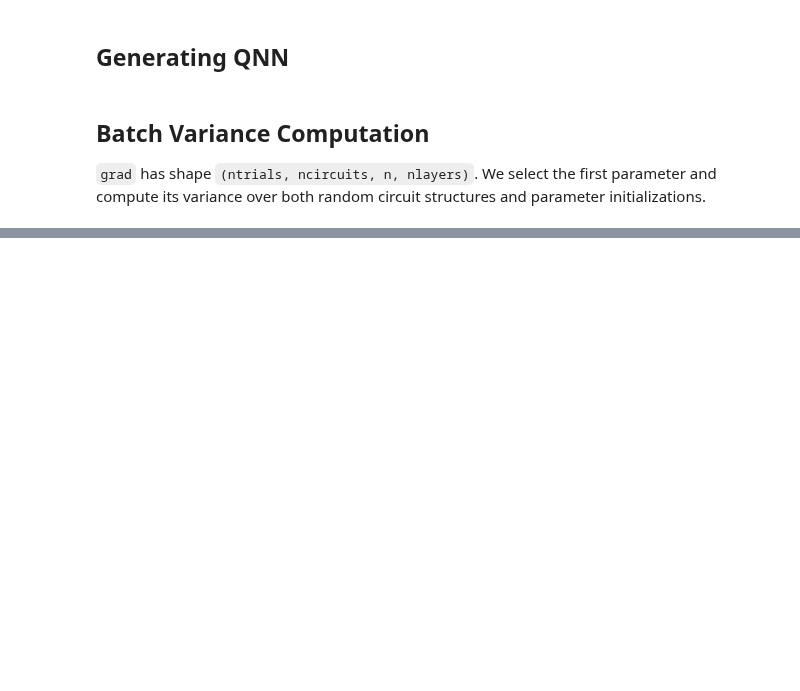
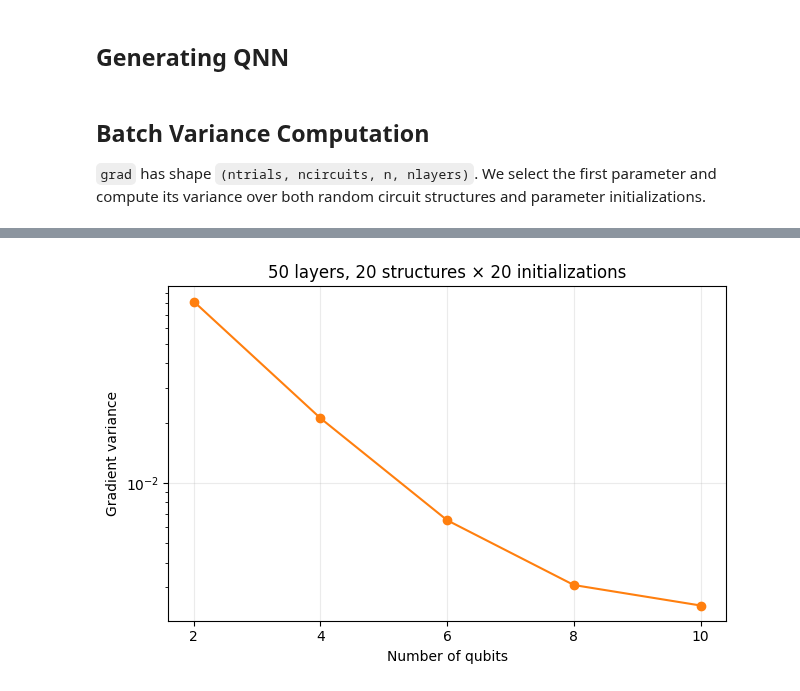
Before and after one commit to tensorcircuit/tensorcircuit-ng, a Jupyter notebook: docs/source/tutorials/barren_plateaus.ipynb, the cells around one changed output, grey strips where cells are left out. Cells and saved outputs as stored; diff of their text form; code cells hidden in the pictures; blank space fills up the shorter version.

Commit message:
Regenerate the gradient variance figure at the original experiment scale

```diff
--- a/docs/source/tutorials/barren_plateaus.ipynb
+++ b/docs/source/tutorials/barren_plateaus.ipynb
@@ -85,0 +89,18 @@ To study how gradient variance scales with qubit count, repeat the calculation f
+# %%
+qubit_counts = [2, 4, 6, 8, 10]
+nlayers = 50
+ntrials = 20
+ncircuits = 20
+gradient_variances = []
+for n in qubit_counts:
+    seed = tc.array_to_tensor(
+        np.random.uniform(0.0, 1.0, size=[ntrials, n, nlayers]), dtype="float32"
+    )
+    params = tc.array_to_tensor(
+        np.random.uniform(0.0, 2 * np.pi, size=[ncircuits, n, nlayers]),
+        dtype="float32",
+    )
+    e, grad = op_expectation_vmap_vvag(params, seed, n, nlayers)
+    variance = float(tf.math.reduce_variance(grad[:, :, 0, 0]))
+    gradient_variances.append(variance)
+    print(f"n={n}: gradient variance={variance:.8g}")
@@ -85,0 +115,10 @@ To study how gradient variance scales with qubit count, repeat the calculation f
+# %%
+fig, ax = plt.subplots(figsize=(6.5, 4.3))
+ax.semilogy(qubit_counts, gradient_variances, "o-", color="tab:orange")
+ax.set(xlabel="Number of qubits", ylabel="Gradient variance", xticks=qubit_counts)
+ax.set_title("50 layers, 20 structures × 20 initializations")
+ax.grid(alpha=0.25)
+fig.tight_layout()
+plt.show()
+# %% [output]
+[figure, added]
```
Also changed, not shown: parts of 5 cells of this notebook, 1 other file.
